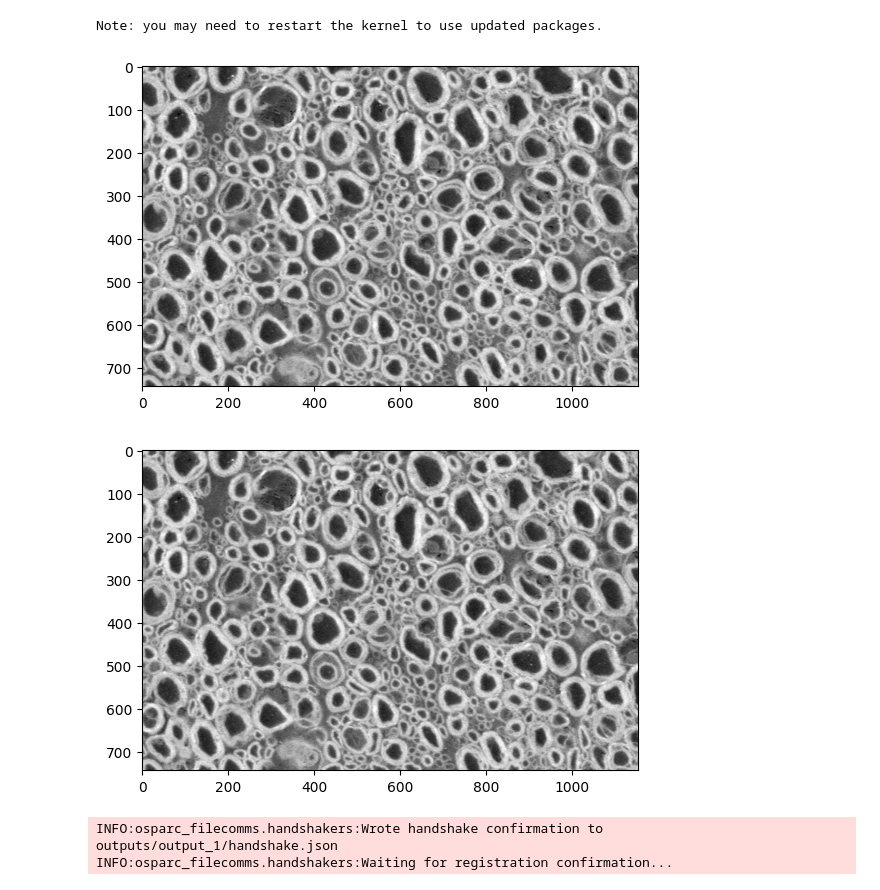
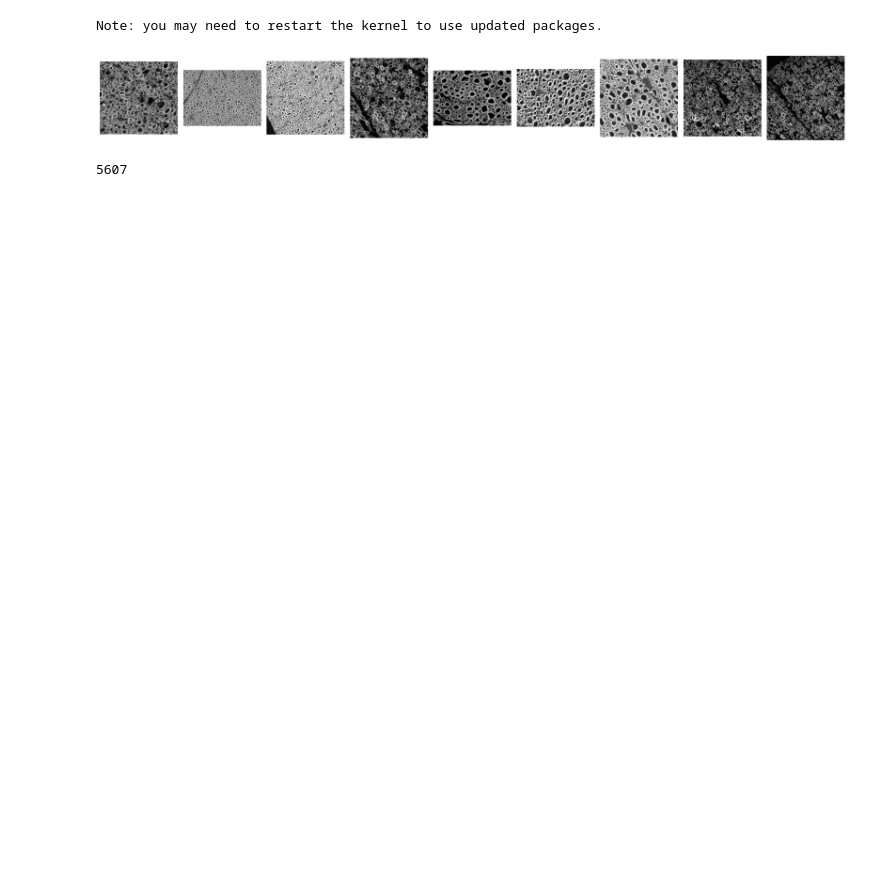
Before and after one commit to wvangeit/dakopt_examples, a Jupyter notebook: axonds1/notebook/AxonDeepSeg.ipynb, the cells around one changed output. Drawn from its saved outputs; the diff is of its cells as text; code cells hidden in the pictures; blank space fills up the shorter version.

Commit message:
Added test dataset for axondeepseg

```diff
--- a/axonds1/notebook/AxonDeepSeg.ipynb
+++ b/axonds1/notebook/AxonDeepSeg.ipynb
@@ -32,7 +37,12 @@ input1_dir_path = input_dir_path / 'input_1'
 # %%
-TEST_INPUT_FILES = ["model_seg_rat_axon-myelin_sem.png", "model_seg_rat_axon-myelin_sem.png"]
+input_images_dir_path = pl.Path(TEST_INPUT_FILES_DIR)
+input_images_paths = list(input_images_dir_path.glob('*.png'))
+input_metadata_paths = [path.with_suffix('.json') for path in input_images_paths]
 # %%
 def show_input_files(file_list):
-    for local_file_path in file_list:
-        plt.imshow(mpimg.imread(local_file_path))
-        plt.show()
+    fig, axes = plt.subplots(1, len(file_list), figsize=(20,10))
+    for local_file_path, ax in zip(file_list, axes):
+        ax.imshow(mpimg.imread(local_file_path), cmap='gray')
+        ax.axis('off')
+    plt.tight_layout()
+    plt.show()
@@ -47,14 +70,19 @@ def upload_files(file_list):
             uploaded_files.append(uploaded_file)
     return uploaded_files
 # %%
-def create_map_inputs(up_file_list):
+def create_map_inputs(up_file_list, metadata_file_list):
     map_inputs = []
-    for uploaded_file in up_file_list:
+    for uploaded_file, metadata_file in zip(up_file_list, metadata_file_list):
+        metadata = json.loads(metadata_file.read_text())
         map_inputs.append({
             "input": {
                 "InputImage": {
                     "type": "file",
                     "value": json.dumps(uploaded_file.to_dict())
+                },
+                "PixelSize": {
+                    "type": "float",
+                    "value": metadata["PixelSize"][0]
                 }
             },
             "output": {
@@ -81,17 +109,15 @@ def read_map_outputs(map_outputs):
             processed_outputs.append(processed_output)
     return processed_outputs
 # %%
-uploaded_files = upload_files(TEST_INPUT_FILES)
+uploaded_files = upload_files(input_images_paths)
 # %%
-show_input_files(TEST_INPUT_FILES)
-map_inputs = create_map_inputs(uploaded_files)
+show_input_files(input_images_paths)
+map_inputs = create_map_inputs(uploaded_files, input_metadata_paths)
 # %% [output]
-[figure, old version]
+[figure, new version]
-[figure, removed]
-# %%
-map = tools.maps.oSparcFileMap(input1_dir_path/'output_tasks.json', output1_dir_path/'input_tasks.json')
-# %% [output]
-INFO:osparc_filecomms.handshakers:Wrote handshake confirmation to outputs/output_1/handshake.json
-INFO:osparc_filecomms.handshakers:Waiting for registration confirmation...
 # %%
-map_outputs = read_map_outputs(map.evaluate(map_inputs))
+map = tools.maps.oSparcFileMap(input1_dir_path/'output_tasks.json', output1_dir_path/'input_tasks.json')
+map_outputs = map.evaluate(map_inputs)
+map_outputs_file_path.write_text(json.dumps(map_outputs))
+# %% [output]
+5607
```
Also changed, not shown: parts of 9 cells of this notebook, 23 other files.
